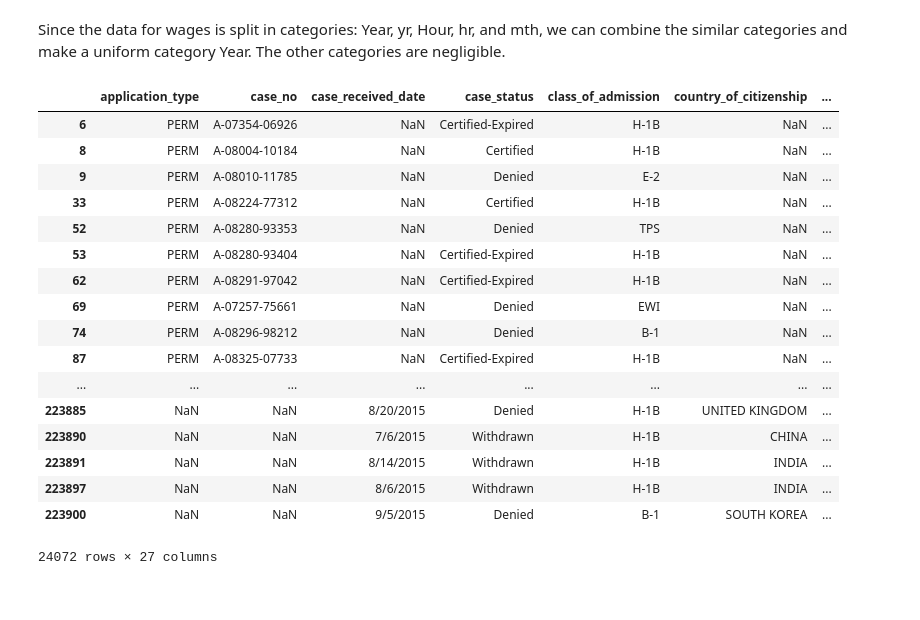
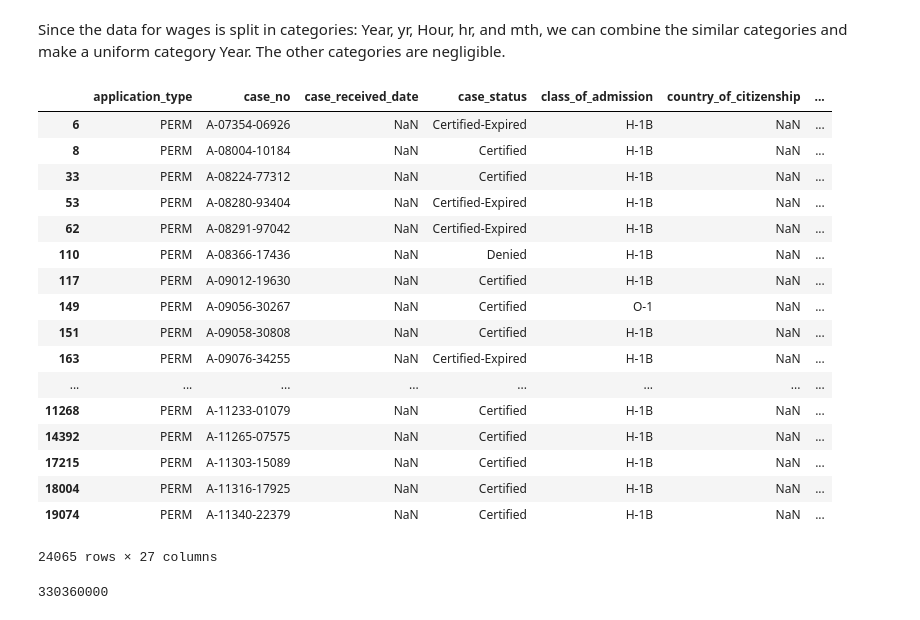
Before and after one commit to fall4knight/US-visa-application, a Jupyter notebook: Wilson_US_Visa.ipynb, the cells around one changed output. Cells and saved outputs as stored; diff of their text form; code cells hidden in the pictures.

```diff
--- a/Wilson_US_Visa.ipynb
+++ b/Wilson_US_Visa.ipynb
@@ -140,24 +148,25 @@ mth = df[df['wage_offer_unit_of_pay_9089'] == 'mth']
 
 # Assumes 40hr weeks
 hr_to_yr = 40*52
-# %%
-df =
-# %% [output]
-|  | application_type | case_no | case_received_date | case_status | class_of_admission | country_of_citizenship | ... |
-| 6 | PERM | A-07354-06926 | NaN | Certified-Expired | H-1B | NaN | ... |
-| 8 | PERM | A-08004-10184 | NaN | Certified | H-1B | NaN | ... |
-| 9 | PERM | A-08010-11785 | NaN | Denied | E-2 | NaN | ... |
-| 33 | PERM | A-08224-77312 | NaN | Certified | H-1B | NaN | ... |
-| 52 | PERM | A-08280-93353 | NaN | Denied | TPS | NaN | ... |
-| 53 | PERM | A-08280-93404 | NaN | Certified-Expired | H-1B | NaN | ... |
-| 62 | PERM | A-08291-97042 | NaN | Certified-Expired | H-1B | NaN | ... |
-| 69 | PERM | A-07257-75661 | NaN | Denied | EWI | NaN | ... |
-| 74 | PERM | A-08296-98212 | NaN | Denied | B-1 | NaN | ... |
-| 87 | PERM | A-08325-07733 | NaN | Certified-Expired | H-1B | NaN | ... |
-| ... | ... | ... | ... | ... | ... | ... | ... |
-| 223885 | NaN | NaN | 8/20/2015 | Denied | H-1B | UNITED KINGDOM | ... |
-| 223890 | NaN | NaN | 7/6/2015 | Withdrawn | H-1B | CHINA | ... |
-| 223891 | NaN | NaN | 8/14/2015 | Withdrawn | H-1B | INDIA | ... |
-| 223897 | NaN | NaN | 8/6/2015 | Withdrawn | H-1B | INDIA | ... |
-| 223900 | NaN | NaN | 9/5/2015 | Denied | B-1 | SOUTH KOREA | ... |
-24072 rows × 27 columns
+# %%
+df2 = pd.concat([yr, Year, hr, Hour, mth])
+df2
+# %% [output]
+|  | application_type | case_no | case_received_date | case_status | class_of_admission | country_of_citizenship | ... |
+| 6 | PERM | A-07354-06926 | NaN | Certified-Expired | H-1B | NaN | ... |
+| 8 | PERM | A-08004-10184 | NaN | Certified | H-1B | NaN | ... |
+| 33 | PERM | A-08224-77312 | NaN | Certified | H-1B | NaN | ... |
+| 53 | PERM | A-08280-93404 | NaN | Certified-Expired | H-1B | NaN | ... |
+| 62 | PERM | A-08291-97042 | NaN | Certified-Expired | H-1B | NaN | ... |
+| 110 | PERM | A-08366-17436 | NaN | Denied | H-1B | NaN | ... |
+| 117 | PERM | A-09012-19630 | NaN | Certified | H-1B | NaN | ... |
+| 149 | PERM | A-09056-30267 | NaN | Certified | O-1 | NaN | ... |
+| 151 | PERM | A-09058-30808 | NaN | Certified | H-1B | NaN | ... |
+| 163 | PERM | A-09076-34255 | NaN | Certified-Expired | H-1B | NaN | ... |
+| ... | ... | ... | ... | ... | ... | ... | ... |
+| 11268 | PERM | A-11233-01079 | NaN | Certified | H-1B | NaN | ... |
+| 14392 | PERM | A-11265-07575 | NaN | Certified | H-1B | NaN | ... |
+| 17215 | PERM | A-11303-15089 | NaN | Certified | H-1B | NaN | ... |
+| 18004 | PERM | A-11316-17925 | NaN | Certified | H-1B | NaN | ... |
+| 19074 | PERM | A-11340-22379 | NaN | Certified | H-1B | NaN | ... |
+24065 rows × 27 columns
@@ -163,0 +200,4 @@ df =
+# %%
+max(hr['wage_offer_from_9089'])
+# %% [output]
+330360000
```
Also changed, not shown: parts of 8 cells of this notebook.
